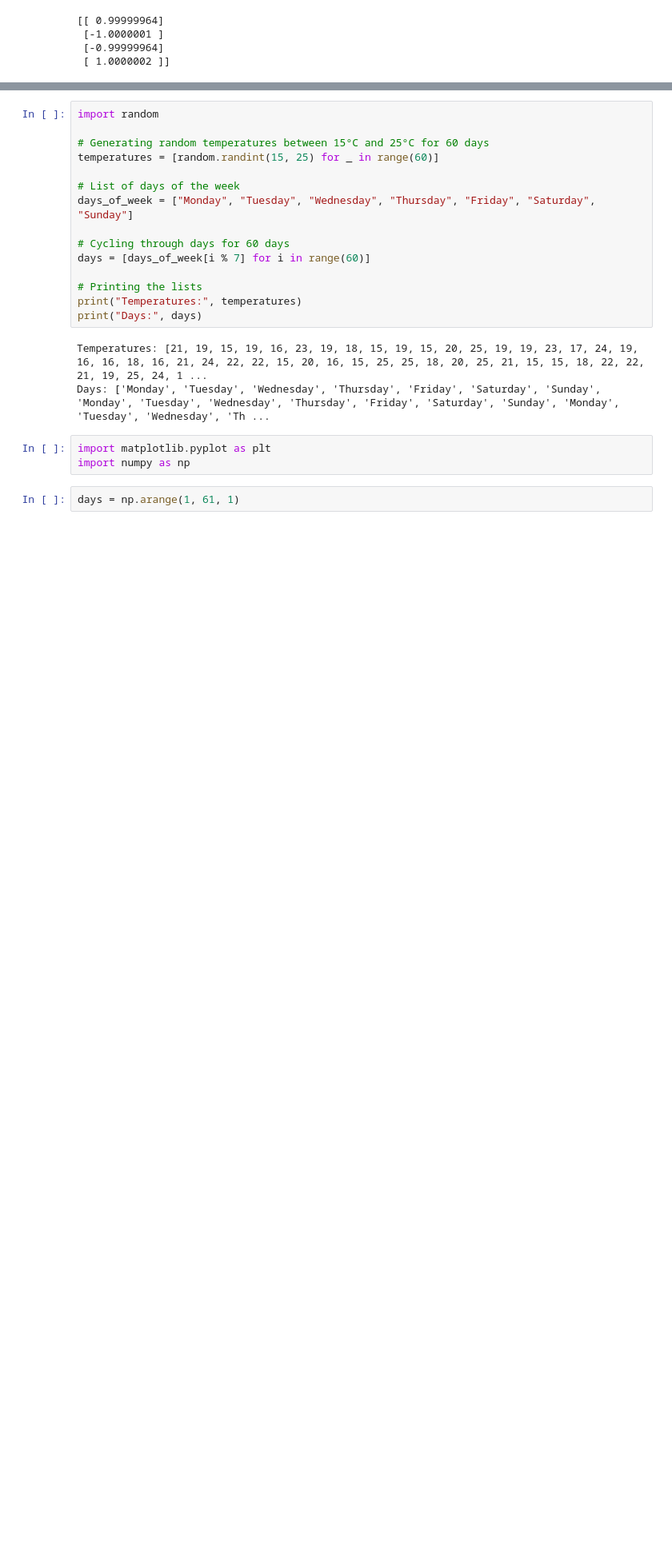
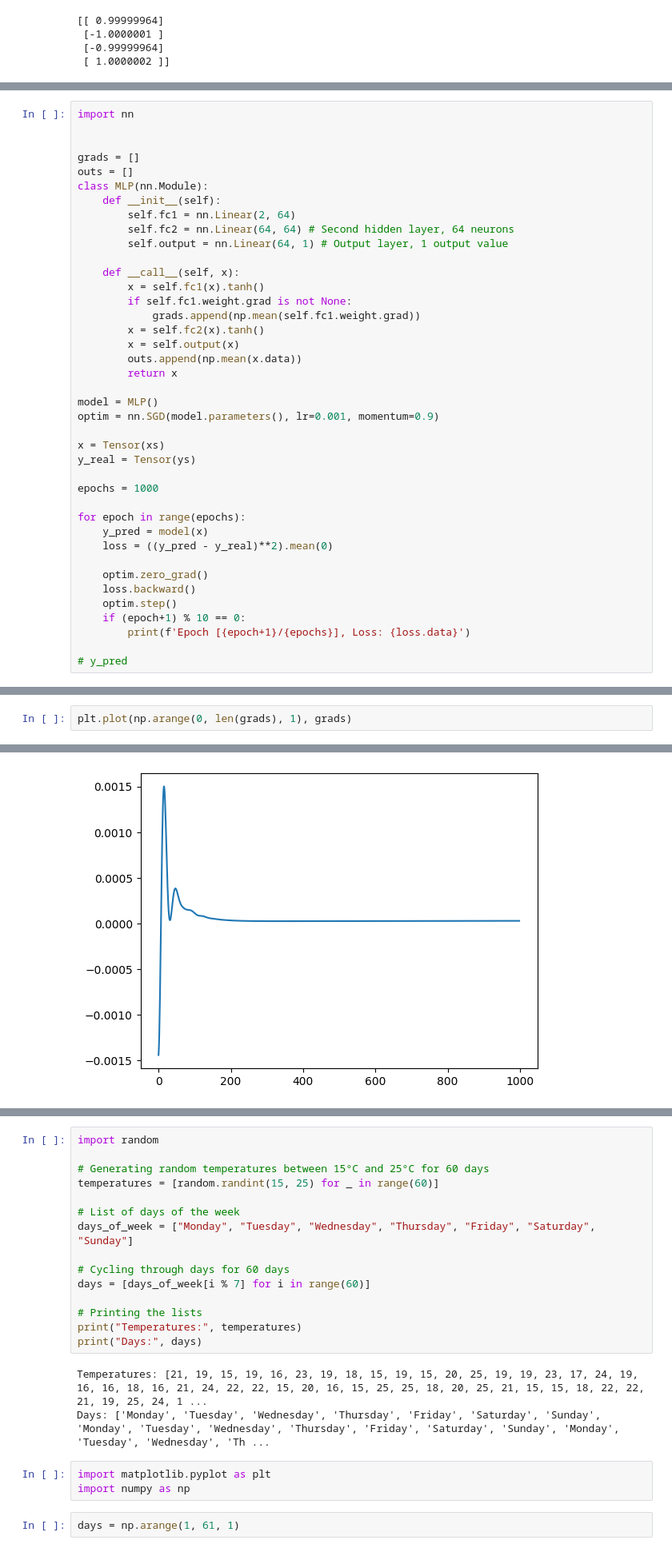
Before and after one commit to cmsolson75/nanograd, a Jupyter notebook: SimpleTests.ipynb, the cells around one changed output, grey strips where cells are left out. Shown at 80% size. Cells and saved outputs as stored; diff of their text form; blank space fills up the shorter version.

```diff
--- a/SimpleTests.ipynb
+++ b/SimpleTests.ipynb
@@ -95,0 +147,40 @@ y_pred
+# %%
+import nn
+
+
+grads = []
+outs = []
+class MLP(nn.Module):
+    def __init__(self):
+        self.fc1 = nn.Linear(2, 64)
+        self.fc2 = nn.Linear(64, 64) # Second hidden layer, 64 neurons
+        self.output = nn.Linear(64, 1) # Output layer, 1 output value
+
+    def __call__(self, x):
+        x = self.fc1(x).tanh()
+        if self.fc1.weight.grad is not None:
+            grads.append(np.mean(self.fc1.weight.grad))
+        x = self.fc2(x).tanh()
+        x = self.output(x)
+        outs.append(np.mean(x.data))
+        return x
+
+model = MLP()
+optim = nn.SGD(model.parameters(), lr=0.001, momentum=0.9)
+
+x = Tensor(xs)
+y_real = Tensor(ys)
+
+epochs = 1000
+
+for epoch in range(epochs):
+    y_pred = model(x)
+    loss = ((y_pred - y_real)**2).mean(0)
+
+    optim.zero_grad()
+    loss.backward()
+    optim.step()
+    if (epoch+1) % 10 == 0:
+        print(f'Epoch [{epoch+1}/{epochs}], Loss: {loss.data}')
+
+# y_pred
@@ -95,0 +205,3 @@ y_pred
+# %%
+plt.plot(np.arange(0, len(grads), 1), grads)
+# %% [output]
@@ -95,0 +209 @@ y_pred
+[figure, added]
```
Also changed, not shown: parts of 9 cells of this notebook, 3 other files.
